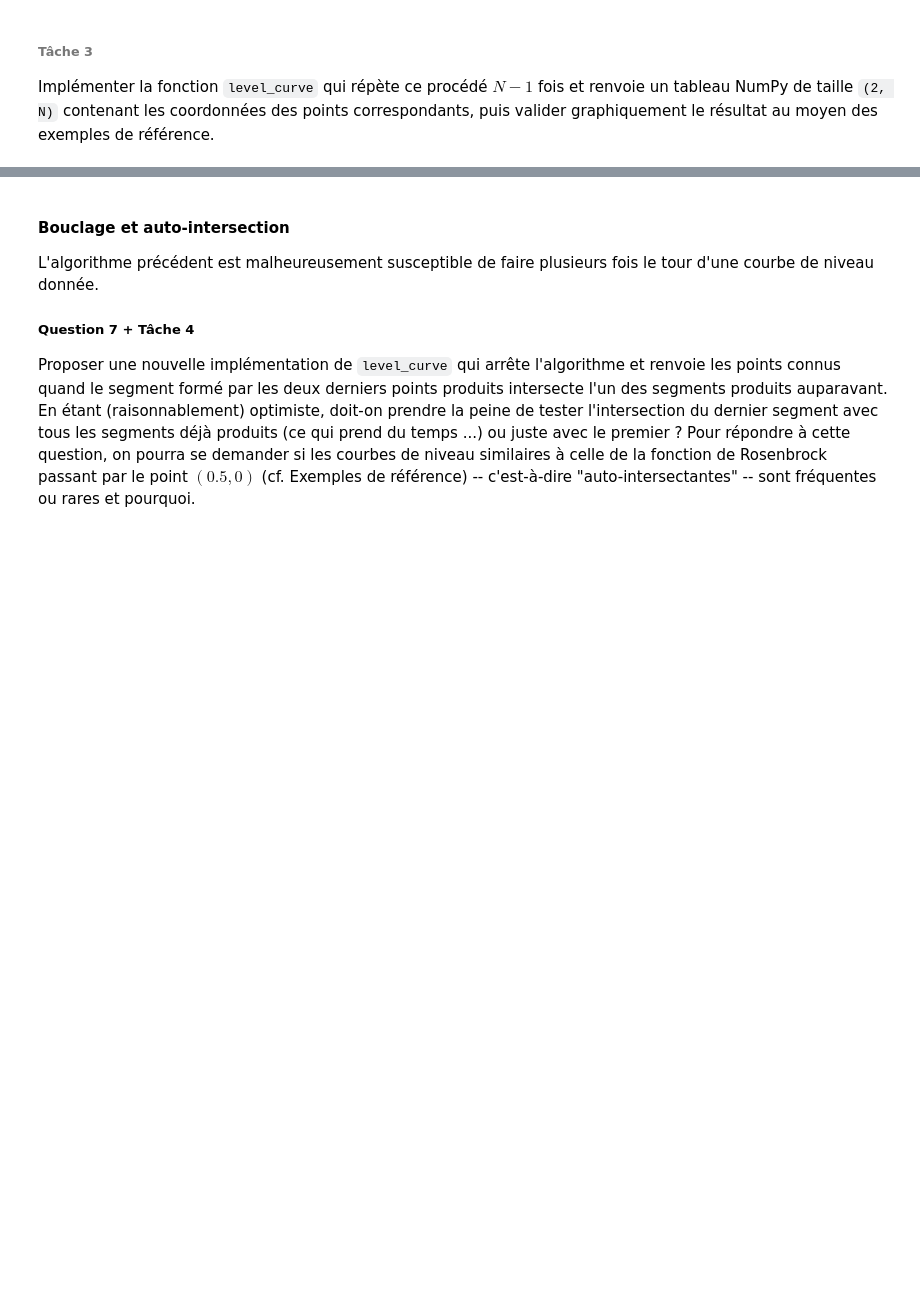
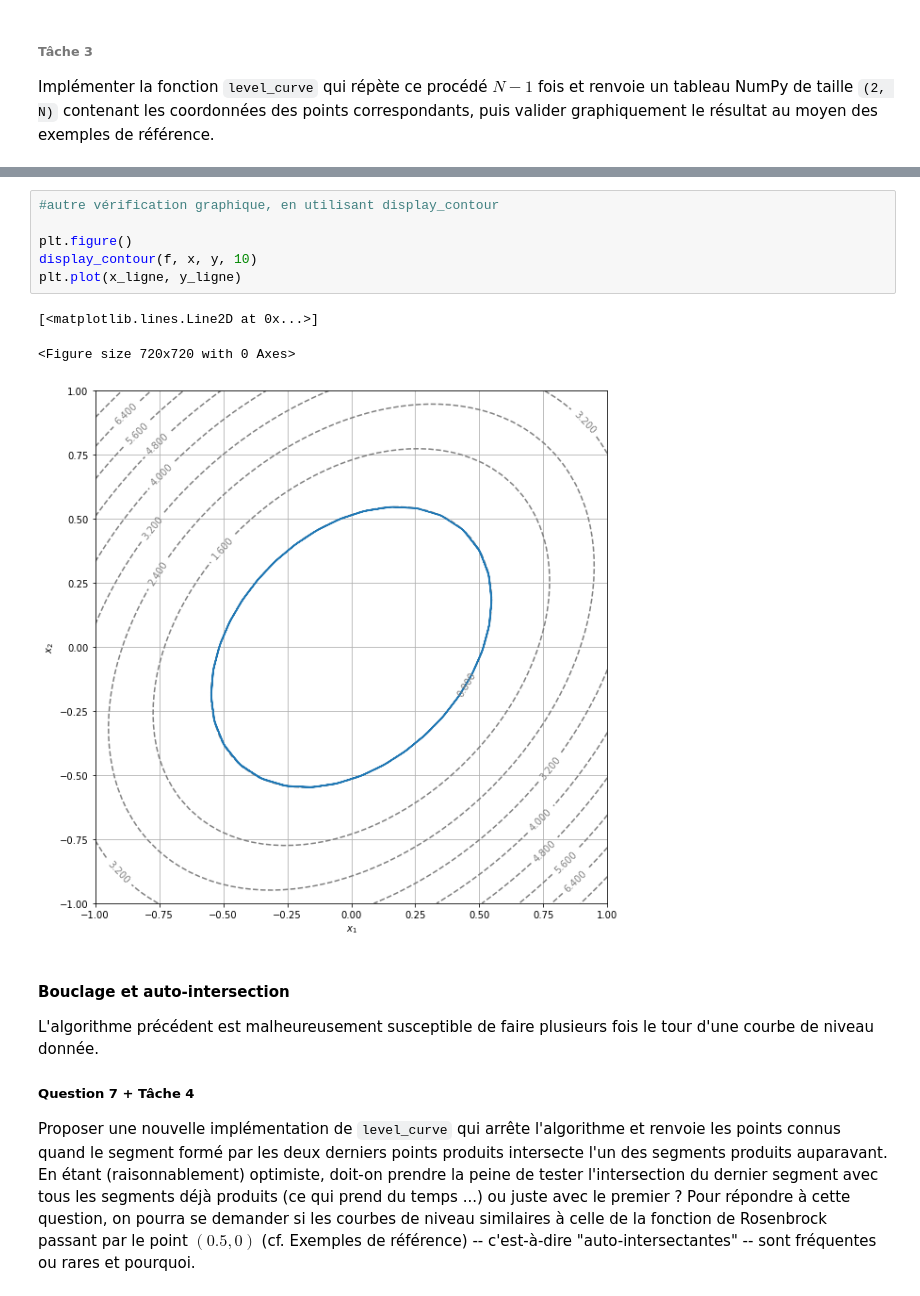
Before and after one commit to LouisJustinTALLOT/projet-UE11, a Jupyter notebook: devoir-ue11-bellon-tallot.ipynb, the cells around one changed output, grey strips where cells are left out. Drawn from its saved outputs; the diff is of its cells as text; blank space fills up the shorter version.

Commit message:
question 6, début question 7 et quelques affichages graphiques

```diff
--- a/devoir-ue11-bellon-tallot.ipynb
+++ b/devoir-ue11-bellon-tallot.ipynb
@@ -308,3 +320,13 @@ ax1.plot(x_ligne, y_ligne, z_ligne, color = 'r', fillstyle = 'full',linewidth =
+# %%
+#autre vérification graphique, en utilisant display_contour
+
+plt.figure()
+display_contour(f, x, y, 10)
+plt.plot(x_ligne, y_ligne)
+# %% [output]
+[<matplotlib.lines.Line2D at 0x...>]
+<Figure size 720x720 with 0 Axes>
+[figure, added]
 # %% [markdown]
 #### Bouclage et auto-intersection
 
```
Also changed, not shown: parts of 12 cells of this notebook.
